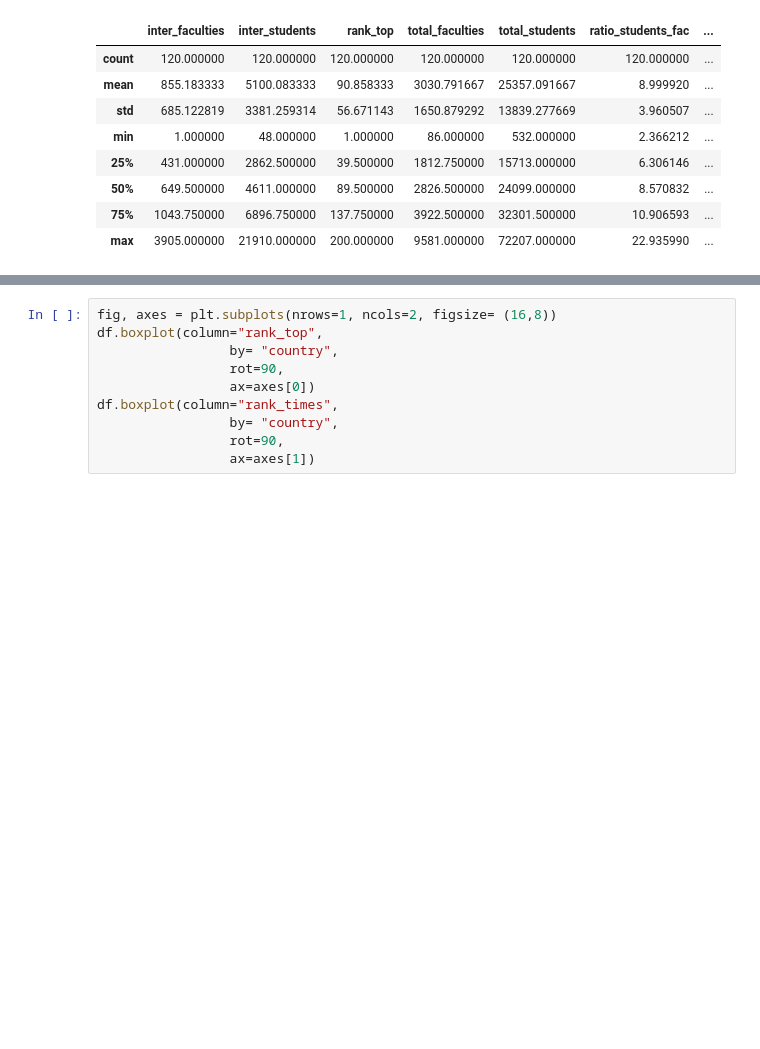
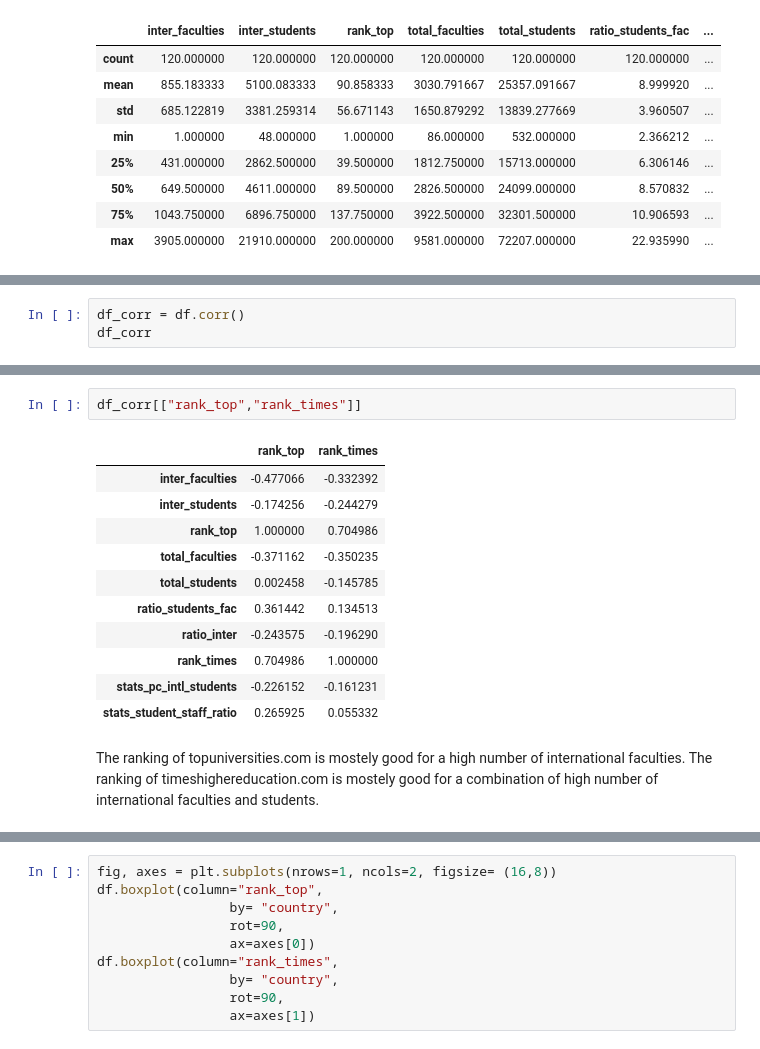
Before and after one commit to maxpr/ADA, a Jupyter notebook: 02 - Data from the Web/Homework2.ipynb, the cells around one changed output, grey strips where cells are left out. Cells and saved outputs as stored; diff of their text form; blank space fills up the shorter version.

```diff
--- a/02 - Data from the Web/Homework2.ipynb
+++ b/02 - Data from the Web/Homework2.ipynb
@@ -726,0 +713,3 @@ df.corr()
+# %%
+df_corr = df.corr()
+df_corr
@@ -726,0 +728,17 @@ df.corr()
+# %%
+df_corr[["rank_top","rank_times"]]
+# %% [output]
+|  | rank_top | rank_times |
+| inter_faculties | -0.477066 | -0.332392 |
+| inter_students | -0.174256 | -0.244279 |
+| rank_top | 1.000000 | 0.704986 |
+| total_faculties | -0.371162 | -0.350235 |
+| total_students | 0.002458 | -0.145785 |
+| ratio_students_fac | 0.361442 | 0.134513 |
+| ratio_inter | -0.243575 | -0.196290 |
+| rank_times | 0.704986 | 1.000000 |
+| stats_pc_intl_students | -0.226152 | -0.161231 |
+| stats_student_staff_ratio | 0.265925 | 0.055332 |
+# %% [markdown]
+The ranking of topuniversities.com is mostely good for a high number of international faculties.
+The ranking of timeshighereducation.com is mostely good for a combination of high number of international faculties and students.
```
Also changed, not shown: parts of 12 cells of this notebook.
